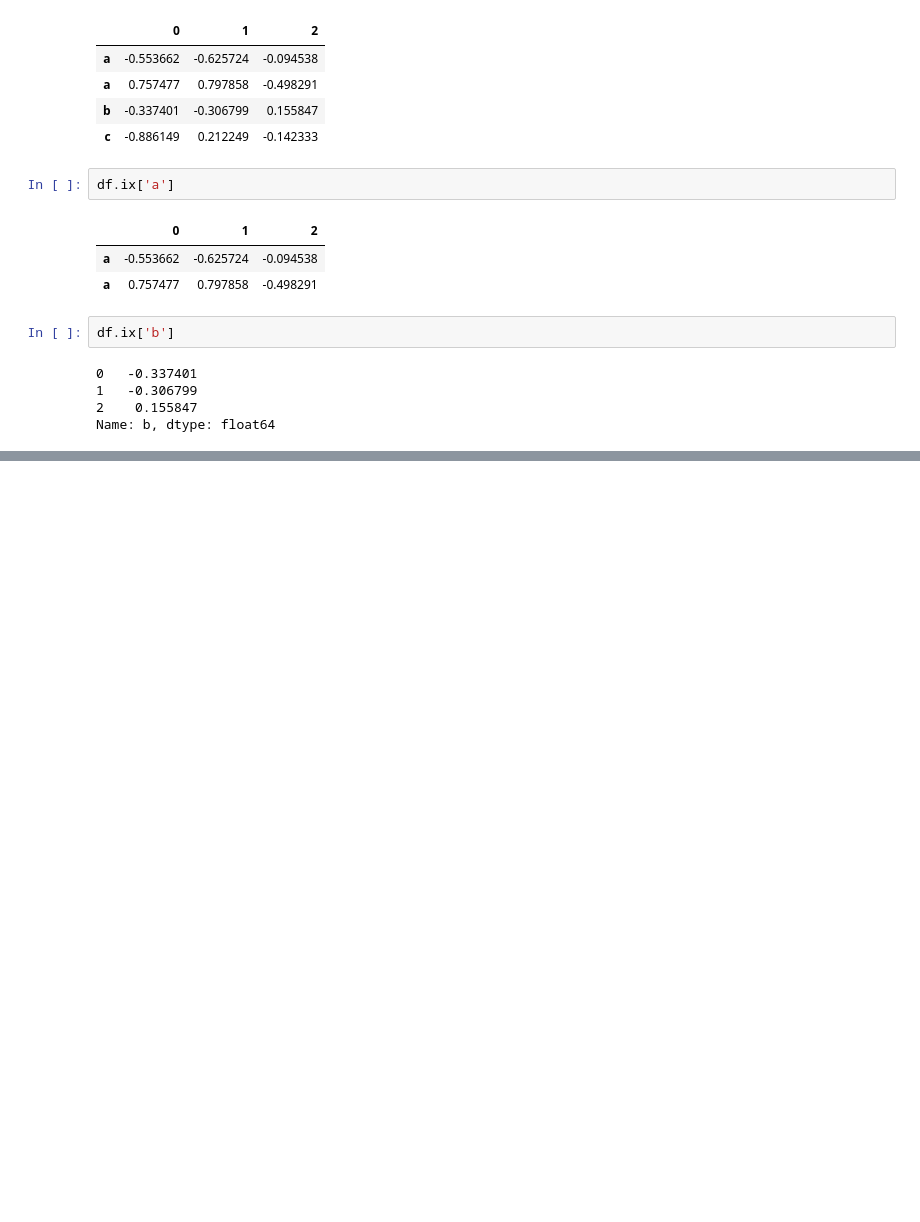
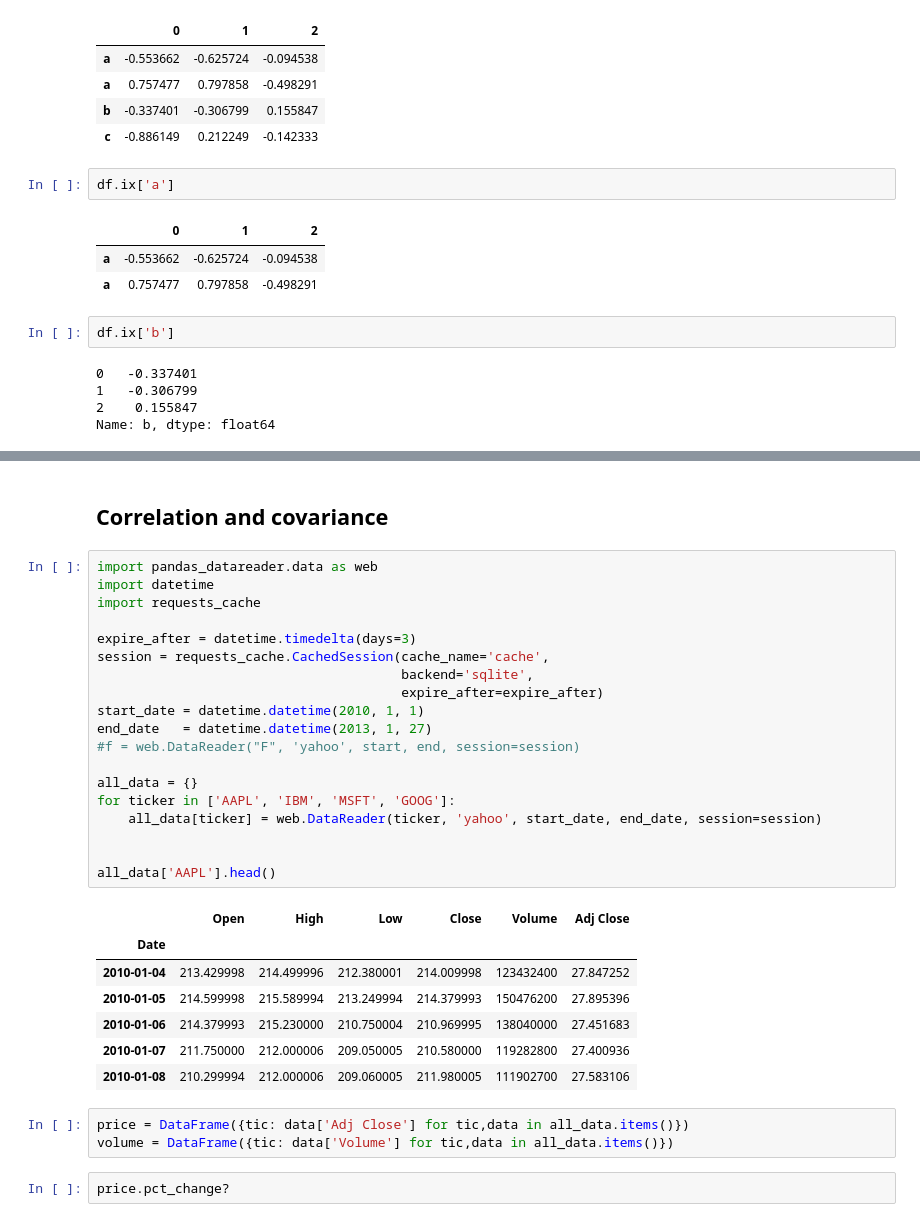
Before and after one commit to john-von-seneca/scribbles, a Jupyter notebook: books/python-for-data-analysis/5-getting-started-with-pandas.ipynb, the cells around one changed output, grey strips where cells are left out. Saved outputs shown, nothing was run; the diff lists cells and outputs as text; blank space fills up the shorter version.

```diff
--- a/books/python-for-data-analysis/5-getting-started-with-pandas.ipynb
+++ b/books/python-for-data-analysis/5-getting-started-with-pandas.ipynb
@@ -1638,0 +1741,34 @@ Name: b, dtype: float64
+# %% [markdown]
+## Correlation and covariance
+# %%
+import pandas_datareader.data as web
+import datetime
+import requests_cache
+
+expire_after = datetime.timedelta(days=3)
+session = requests_cache.CachedSession(cache_name='cache',
+                                       backend='sqlite',
+                                       expire_after=expire_after)
+start_date = datetime.datetime(2010, 1, 1)
+end_date   = datetime.datetime(2013, 1, 27)
+#f = web.DataReader("F", 'yahoo', start, end, session=session)
+
+all_data = {}
+for ticker in ['AAPL', 'IBM', 'MSFT', 'GOOG']:
+    all_data[ticker] = web.DataReader(ticker, 'yahoo', start_date, end_date, session=session)
+
+
+all_data['AAPL'].head()
+# %% [output]
+|  | Open | High | Low | Close | Volume | Adj Close |
+| Date |  |  |  |  |  |  |
+| 2010-01-04 | 213.429998 | 214.499996 | 212.380001 | 214.009998 | 123432400 | 27.847252 |
+| 2010-01-05 | 214.599998 | 215.589994 | 213.249994 | 214.379993 | 150476200 | 27.895396 |
+| 2010-01-06 | 214.379993 | 215.230000 | 210.750004 | 210.969995 | 138040000 | 27.451683 |
+| 2010-01-07 | 211.750000 | 212.000006 | 209.050005 | 210.580000 | 119282800 | 27.400936 |
+| 2010-01-08 | 210.299994 | 212.000006 | 209.060005 | 211.980005 | 111902700 | 27.583106 |
+# %%
+price = DataFrame({tic: data['Adj Close'] for tic,data in all_data.items()})
+volume = DataFrame({tic: data['Volume'] for tic,data in all_data.items()})
+# %%
+price.pct_change?
```
Also changed, not shown: parts of 121 cells of this notebook, 1 other file.
